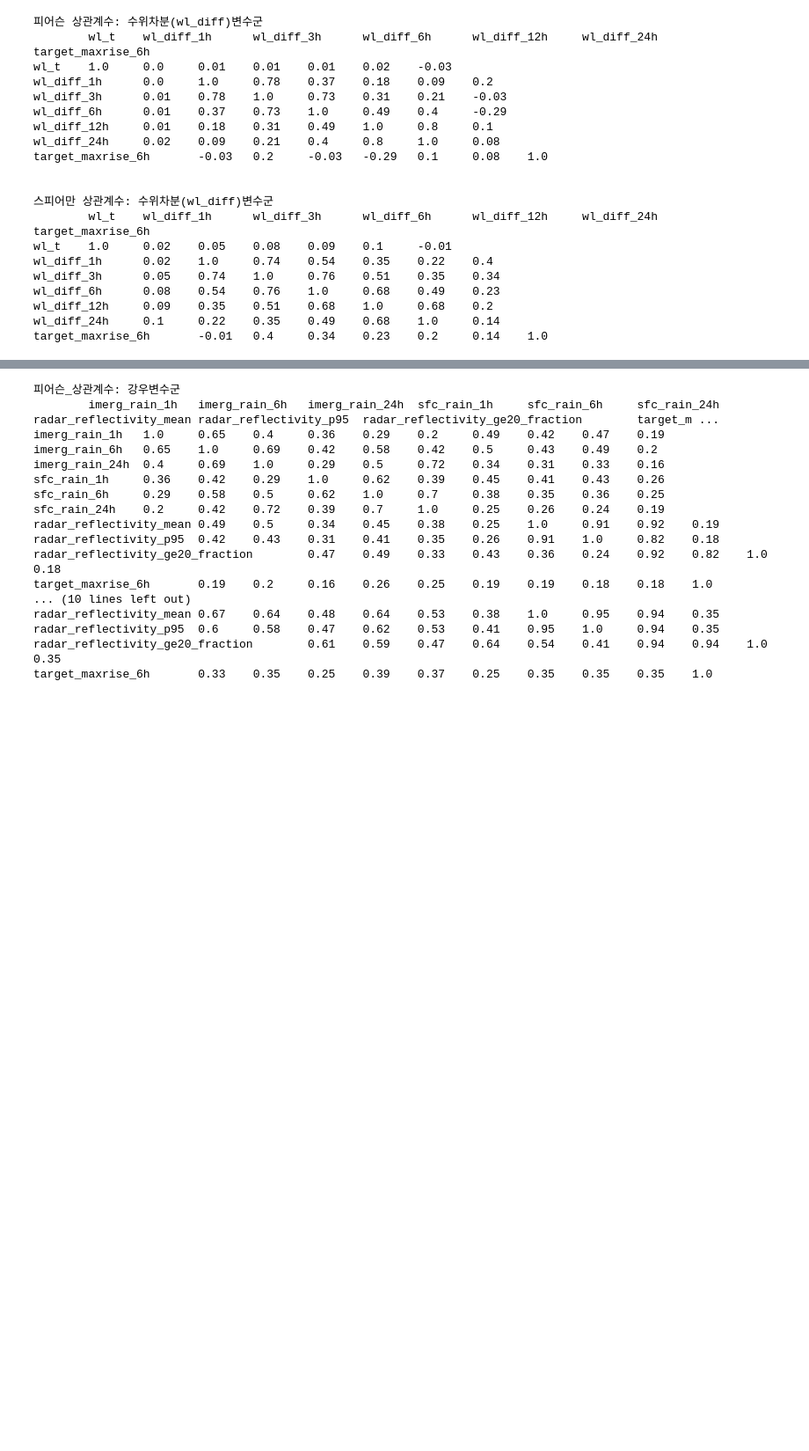
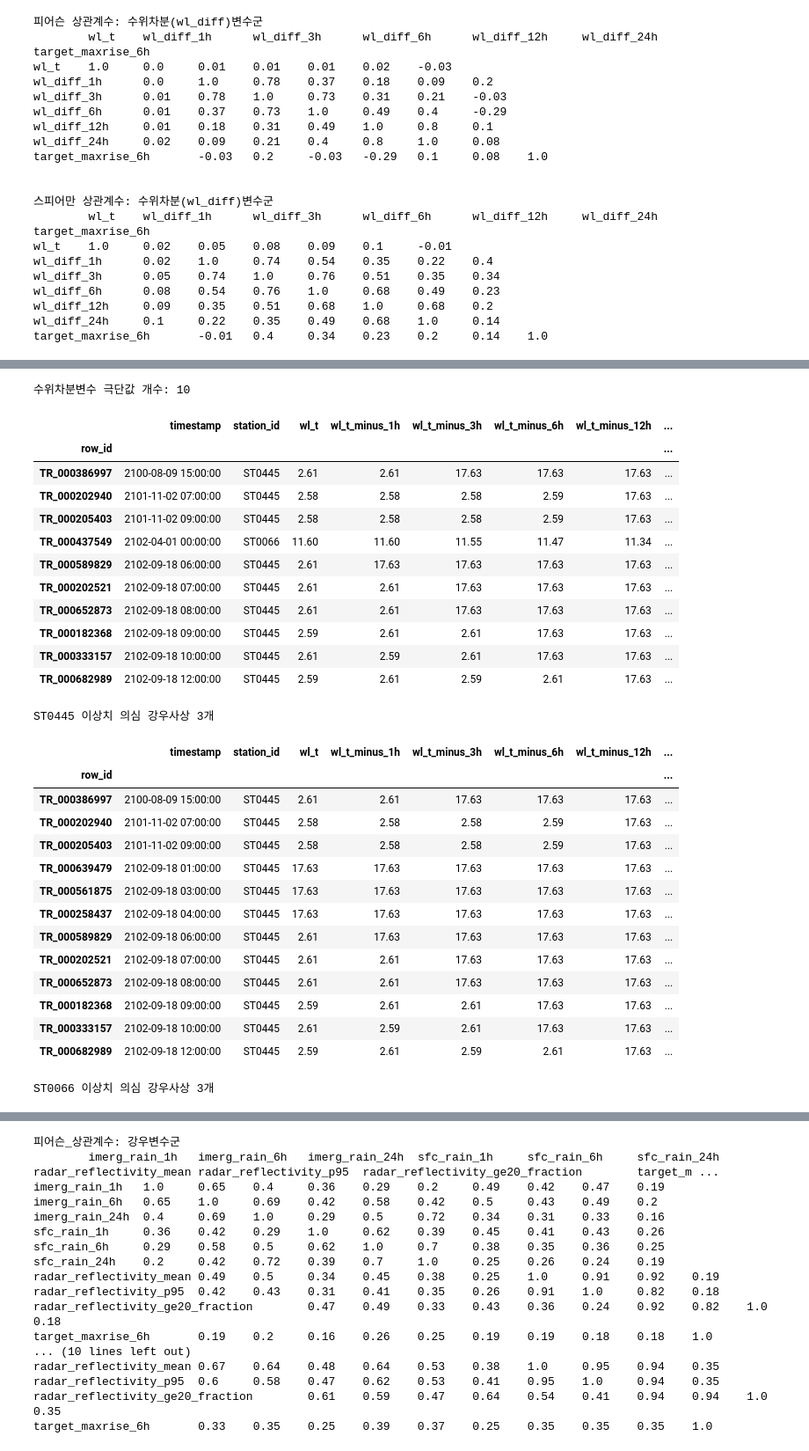
Before and after one commit to soohok402/AI_Data_exhibition, a Jupyter notebook: notebook/2-3_train_correlation_analysis.ipynb, the cells around one changed output, grey strips where cells are left out. Shown at 88% size. Saved outputs shown, nothing was run; the diff lists cells and outputs as text; code cells hidden in the pictures; blank space fills up the shorter version.

```diff
--- a/notebook/2-3_train_correlation_analysis.ipynb
+++ b/notebook/2-3_train_correlation_analysis.ipynb
@@ -191,0 +217,15 @@ target_maxrise_6h       -0.01   0.4     0.34    0.23    0.2     0.14    1.0
+# %%
+# 3-3. wl_diff_6h가 -15인 이상치 확인
+
+cond_wl_out = train_fe['wl_diff_6h'] < -10
+print(f"'wl_diff_6h' 파생변수 극단값 개수: {len(train_fe.loc[cond_wl_out])}")
+display(train_fe.loc[cond_wl_out])  # 하나의 관측소 두개의 강우사상으로 확인
+
+pd.set_option('display.max_columns', None)  # none은 제한값 자리(몇개 열까지 보여줄까)
+pd.set_option('display.max_rows', None)
+
+cond_wl_out_tation = train_fe['station_id'] == 'ST0445'
+cond_wl_out_time1 = (train_fe['timestamp'] > '2100-08-09 00:00:00') & (train_fe['timestamp'] < '2100-08-10 00:00:00')
+cond_wl_out_time2 = (train_fe['timestamp'] > '2102-09-18 00:00:00') & (train_fe['timestamp'] < '2102-09-19 00:00:00')
+
+train_fe.loc[cond_wl_out_tation & (cond_wl_out_time1 | cond_wl_out_time2)]
@@ -191,0 +287,58 @@ target_maxrise_6h       -0.01   0.4     0.34    0.23    0.2     0.14    1.0
+# %%
+cond_wl_out_all = (
+    train_fe[wl_diff_cols_only] < -10
+).any(axis=1)
+print(f"수위차분변수 극단값 개수: {len(train_fe.loc[cond_wl_out_all])}")
+display(train_fe.loc[cond_wl_out_all])  # 하나의 관측소 두개의 강우사상으로 확인
+print()
+
+#cond_wl_out_tation = train_fe['station_id'] == ['ST0445'] 앞에 정의됨
+cond_wl_out_time1 = (train_fe['timestamp'] > '2100-08-09 00:00:00') & (train_fe['timestamp'] < '2100-08-10 00:00:00')
+cond_wl_out_time2 = (train_fe['timestamp'] > '2102-09-17 00:00:00') & (train_fe['timestamp'] < '2102-09-19 00:00:00')
+cond_wl_out_time3 = (train_fe['timestamp'] > '2101-11-02 00:00:00') & (train_fe['timestamp'] < '2101-11-03 00:00:00')
+
+print("ST0445 이상치 의심 강우사상 3개")
+display(train_fe.loc[
+    cond_wl_out_tation & (
+        cond_wl_out_time1 | cond_wl_out_time2 | cond_wl_out_time3
+    )
+])
+
+print()
+
+print("ST0066 이상치 의심 강우사상 3개")
+cond_wl_out_station2 = train_fe['station_id'] == 'ST0066'
+cond_wl_out_time4 = (train_fe['timestamp'] > '2102-03-31 00:00:00') & (train_fe['timestamp'] < '2102-04-02 00:00:00')
+display(train_fe.loc[
+    cond_wl_out_station2 & cond_wl_out_time4
+])
+# %% [output]
+수위차분변수 극단값 개수: 10
+|  | timestamp | station_id | wl_t | wl_t_minus_1h | wl_t_minus_3h | wl_t_minus_6h | wl_t_minus_12h | ... |
+| row_id |  |  |  |  |  |  |  | ... |
+| TR_000386997 | 2100-08-09 15:00:00 | ST0445 | 2.61 | 2.61 | 17.63 | 17.63 | 17.63 | ... |
+| TR_000202940 | 2101-11-02 07:00:00 | ST0445 | 2.58 | 2.58 | 2.58 | 2.59 | 17.63 | ... |
+| TR_000205403 | 2101-11-02 09:00:00 | ST0445 | 2.58 | 2.58 | 2.58 | 2.59 | 17.63 | ... |
+| TR_000437549 | 2102-04-01 00:00:00 | ST0066 | 11.60 | 11.60 | 11.55 | 11.47 | 11.34 | ... |
+| TR_000589829 | 2102-09-18 06:00:00 | ST0445 | 2.61 | 17.63 | 17.63 | 17.63 | 17.63 | ... |
+| TR_000202521 | 2102-09-18 07:00:00 | ST0445 | 2.61 | 2.61 | 17.63 | 17.63 | 17.63 | ... |
+| TR_000652873 | 2102-09-18 08:00:00 | ST0445 | 2.61 | 2.61 | 17.63 | 17.63 | 17.63 | ... |
+| TR_000182368 | 2102-09-18 09:00:00 | ST0445 | 2.59 | 2.61 | 2.61 | 17.63 | 17.63 | ... |
+| TR_000333157 | 2102-09-18 10:00:00 | ST0445 | 2.61 | 2.59 | 2.61 | 17.63 | 17.63 | ... |
+| TR_000682989 | 2102-09-18 12:00:00 | ST0445 | 2.59 | 2.61 | 2.59 | 2.61 | 17.63 | ... |
+ST0445 이상치 의심 강우사상 3개
+|  | timestamp | station_id | wl_t | wl_t_minus_1h | wl_t_minus_3h | wl_t_minus_6h | wl_t_minus_12h | ... |
+| row_id |  |  |  |  |  |  |  | ... |
+| TR_000386997 | 2100-08-09 15:00:00 | ST0445 | 2.61 | 2.61 | 17.63 | 17.63 | 17.63 | ... |
+| TR_000202940 | 2101-11-02 07:00:00 | ST0445 | 2.58 | 2.58 | 2.58 | 2.59 | 17.63 | ... |
+| TR_000205403 | 2101-11-02 09:00:00 | ST0445 | 2.58 | 2.58 | 2.58 | 2.59 | 17.63 | ... |
+| TR_000639479 | 2102-09-18 01:00:00 | ST0445 | 17.63 | 17.63 | 17.63 | 17.63 | 17.63 | ... |
+| TR_000561875 | 2102-09-18 03:00:00 | ST0445 | 17.63 | 17.63 | 17.63 | 17.63 | 17.63 | ... |
+| TR_000258437 | 2102-09-18 04:00:00 | ST0445 | 17.63 | 17.63 | 17.63 | 17.63 | 17.63 | ... |
+| TR_000589829 | 2102-09-18 06:00:00 | ST0445 | 2.61 | 17.63 | 17.63 | 17.63 | 17.63 | ... |
+| TR_000202521 | 2102-09-18 07:00:00 | ST0445 | 2.61 | 2.61 | 17.63 | 17.63 | 17.63 | ... |
+| TR_000652873 | 2102-09-18 08:00:00 | ST0445 | 2.61 | 2.61 | 17.63 | 17.63 | 17.63 | ... |
+| TR_000182368 | 2102-09-18 09:00:00 | ST0445 | 2.59 | 2.61 | 2.61 | 17.63 | 17.63 | ... |
+| TR_000333157 | 2102-09-18 10:00:00 | ST0445 | 2.61 | 2.59 | 2.61 | 17.63 | 17.63 | ... |
+| TR_000682989 | 2102-09-18 12:00:00 | ST0445 | 2.59 | 2.61 | 2.59 | 2.61 | 17.63 | ... |
+ST0066 이상치 의심 강우사상 3개
```
Also changed, not shown: parts of 7 cells of this notebook, 7 other files.
